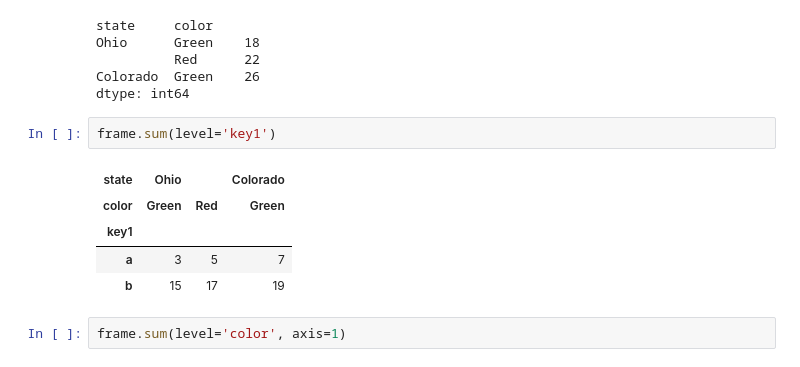
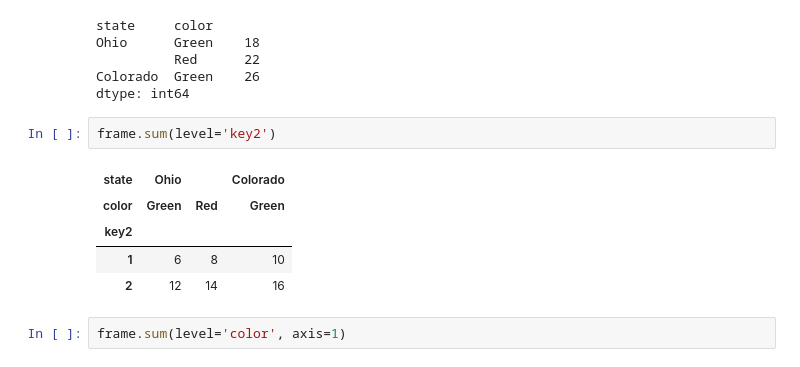
Before and after one commit to lseongjoo/bigpy, a Jupyter notebook: pandas.ipynb, the cells around one changed output. Drawn from its saved outputs; the diff is of its cells as text.

```diff
--- a/pandas.ipynb
+++ b/pandas.ipynb
@@ -2088,13 +2328,13 @@ Ohio      Green    18
 Colorado  Green    26
 dtype: int64
 # %%
-frame.sum(level='key1')
+frame.sum(level='key2')
 # %% [output]
 | state | Ohio |  | Colorado |
 | color | Green | Red | Green |
-| key1 |  |  |  |
-| a | 3 | 5 | 7 |
-| b | 15 | 17 | 19 |
+| key2 |  |  |  |
+| 1 | 6 | 8 | 10 |
+| 2 | 12 | 14 | 16 |
 # %%
 frame.sum(level='color', axis=1)
 # %% [output]
```
Also changed, not shown: parts of 63 cells of this notebook.
